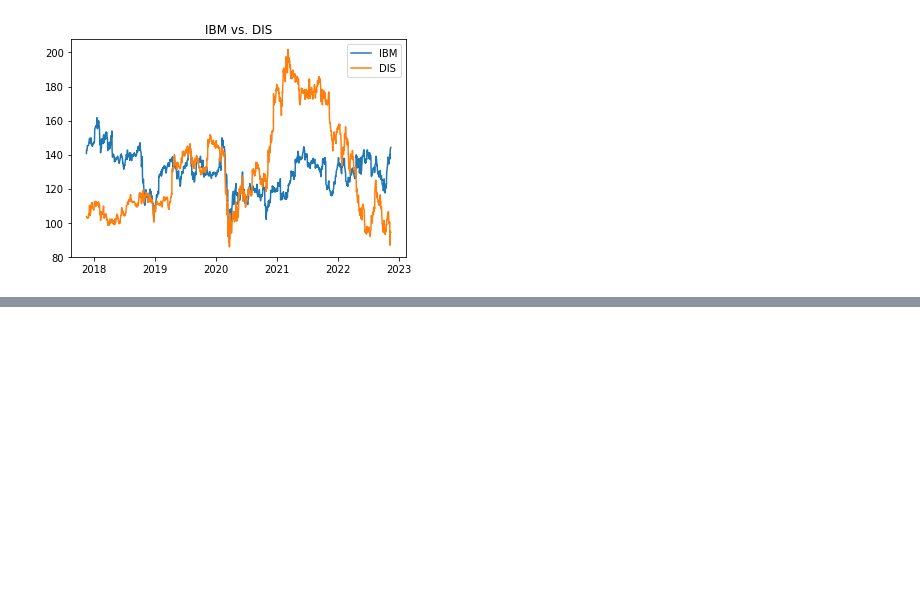
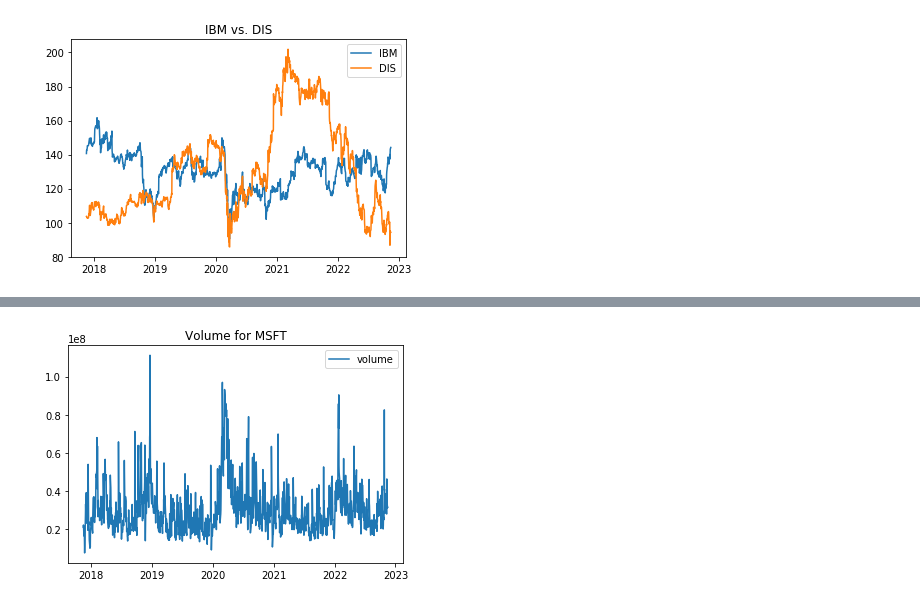
Before and after one commit to seturi/SuperchargedPython, a Jupyter notebook: Ch15.인터넷에서 금융 데이터 가져오기.ipynb, the cells around one changed output, grey strips where cells are left out. Saved outputs shown, nothing was run; the diff lists cells and outputs as text; code cells hidden in the pictures; blank space fills up the shorter version.

```diff
--- a/Ch15.인터넷에서 금융 데이터 가져오기.ipynb
+++ b/Ch15.인터넷에서 금융 데이터 가져오기.ipynb
@@ -165,0 +203,15 @@ if __name__ == '__main__':
+# %%
+def do_volume_plot(stock_df, name_str):
+    '''전달받은 데이터 프레임(stock_df)의
+    일일 주식 판매량을 그래프로 표현한다. data frame (stock_df)
+    '''
+    makeplot(stock_df, 'Volume', 'volume')
+    plt.title('Volume for ' + name_str)
+    plt.show()
+
+# 메인 모듈이면 테스트를 수행한다.
+if __name__ == '__main__':
+    stock_df = load_stock('MSFT')
+    do_volume_plot(stock_df, 'MSFT')
+# %% [output]
+[figure, added]
```
Also changed, not shown: parts of 10 cells of this notebook, 2 other files.
